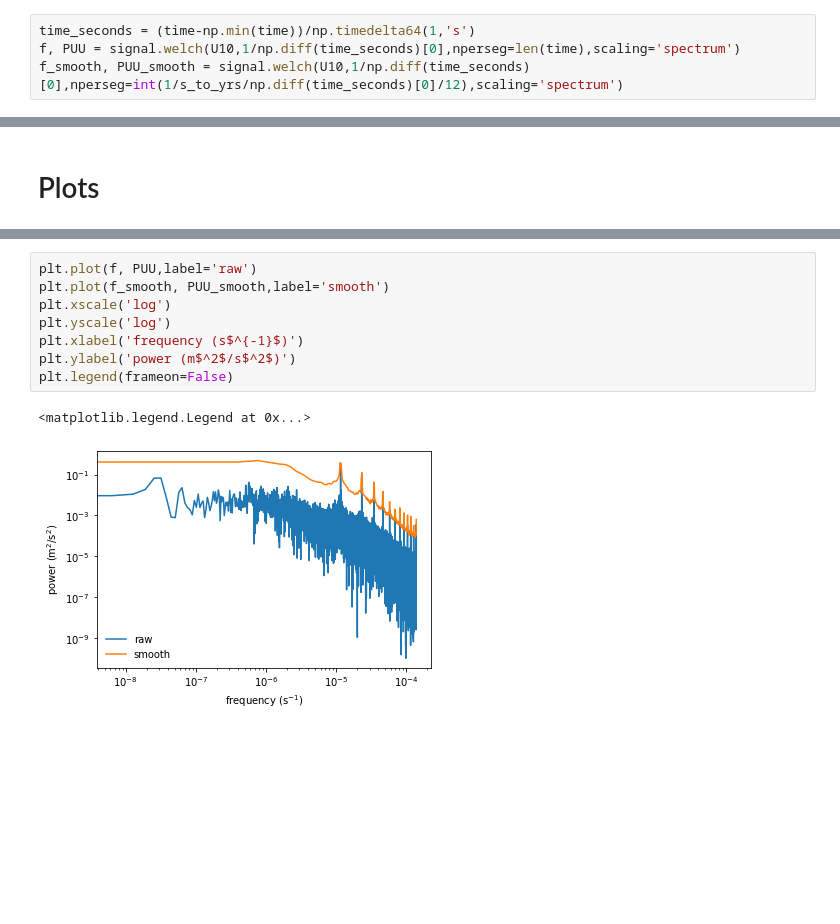
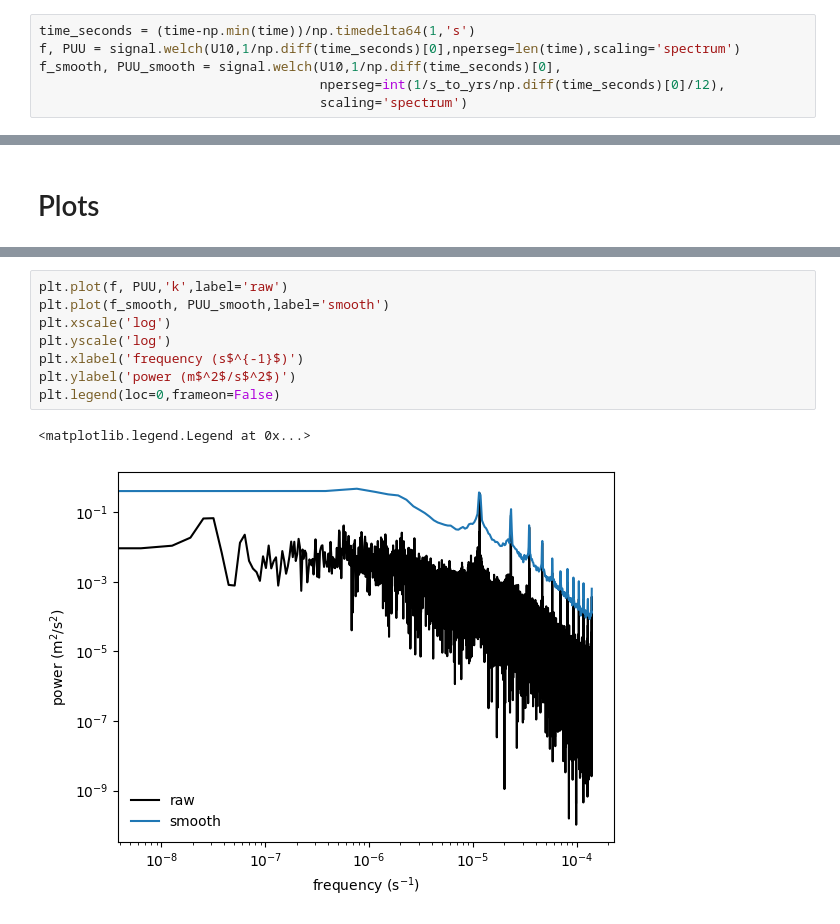
Before and after one commit to geomorphlab/medaes, a Jupyter notebook: day4/day4.ipynb, the cells around one changed output, grey strips where cells are left out. Drawn from its saved outputs; the diff is of its cells as text; blank space fills up the shorter version.

```diff
--- a/day4/day4.ipynb
+++ b/day4/day4.ipynb
@@ -97,7 +95,9 @@ U10 = (u10**2+v10**2)**0.5
 # %%
 time_seconds = (time-np.min(time))/np.timedelta64(1,'s')
 f, PUU = signal.welch(U10,1/np.diff(time_seconds)[0],nperseg=len(time),scaling='spectrum')
-f_smooth, PUU_smooth = signal.welch(U10,1/np.diff(time_seconds)[0],nperseg=int(1/s_to_yrs/np.diff(time_seconds)[0]/12),scaling='spectrum')
+f_smooth, PUU_smooth = signal.welch(U10,1/np.diff(time_seconds)[0],
+                                    nperseg=int(1/s_to_yrs/np.diff(time_seconds)[0]/12),
+                                    scaling='spectrum')
 # %%
 power_peak_timescale_seconds = 1/f[np.argmax(PUU)]
 power_peak_timescale_days = power_peak_timescale_seconds/60/60/24
@@ -120,14 +120,14 @@ Text(0, 0.5, 'wind speed (m/s)')
 # %%
-plt.plot(f, PUU,label='raw')
+plt.plot(f, PUU,'k',label='raw')
 plt.plot(f_smooth, PUU_smooth,label='smooth')
 plt.xscale('log')
 plt.yscale('log')
 plt.xlabel('frequency (s$^{-1}$)')
 plt.ylabel('power (m$^2$/s$^2$)')
-plt.legend(frameon=False)
+plt.legend(loc=0,frameon=False)
 # %% [output]
 <matplotlib.legend.Legend at 0x...>
-[figure, old version]
+[figure, new version]
 # %%
 plt.plot(s_to_yrs/f, PUU)
 plt.plot(s_to_yrs/f_smooth, PUU_smooth)
```
Also changed, not shown: parts of 13 cells of this notebook, 35 other files.
